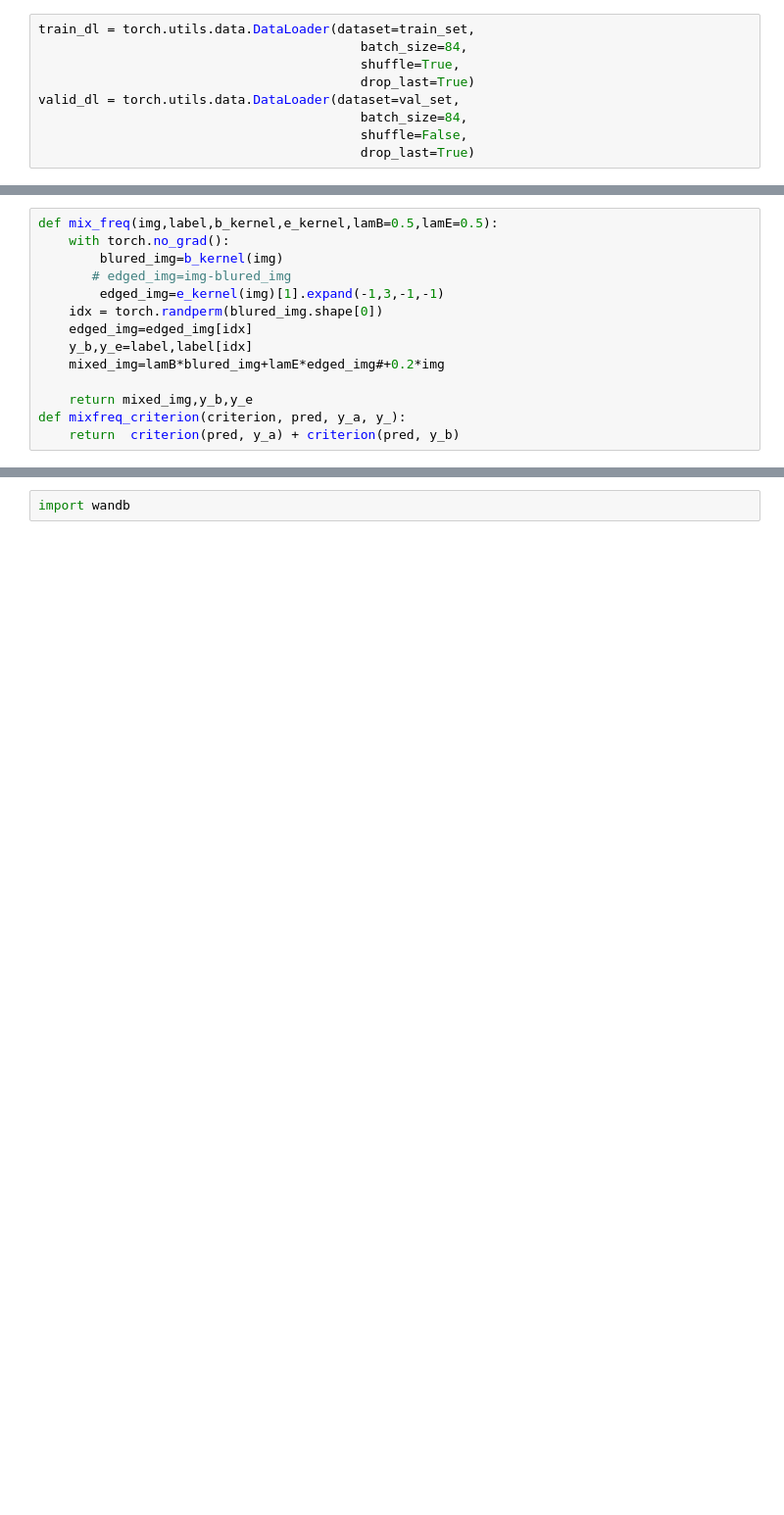
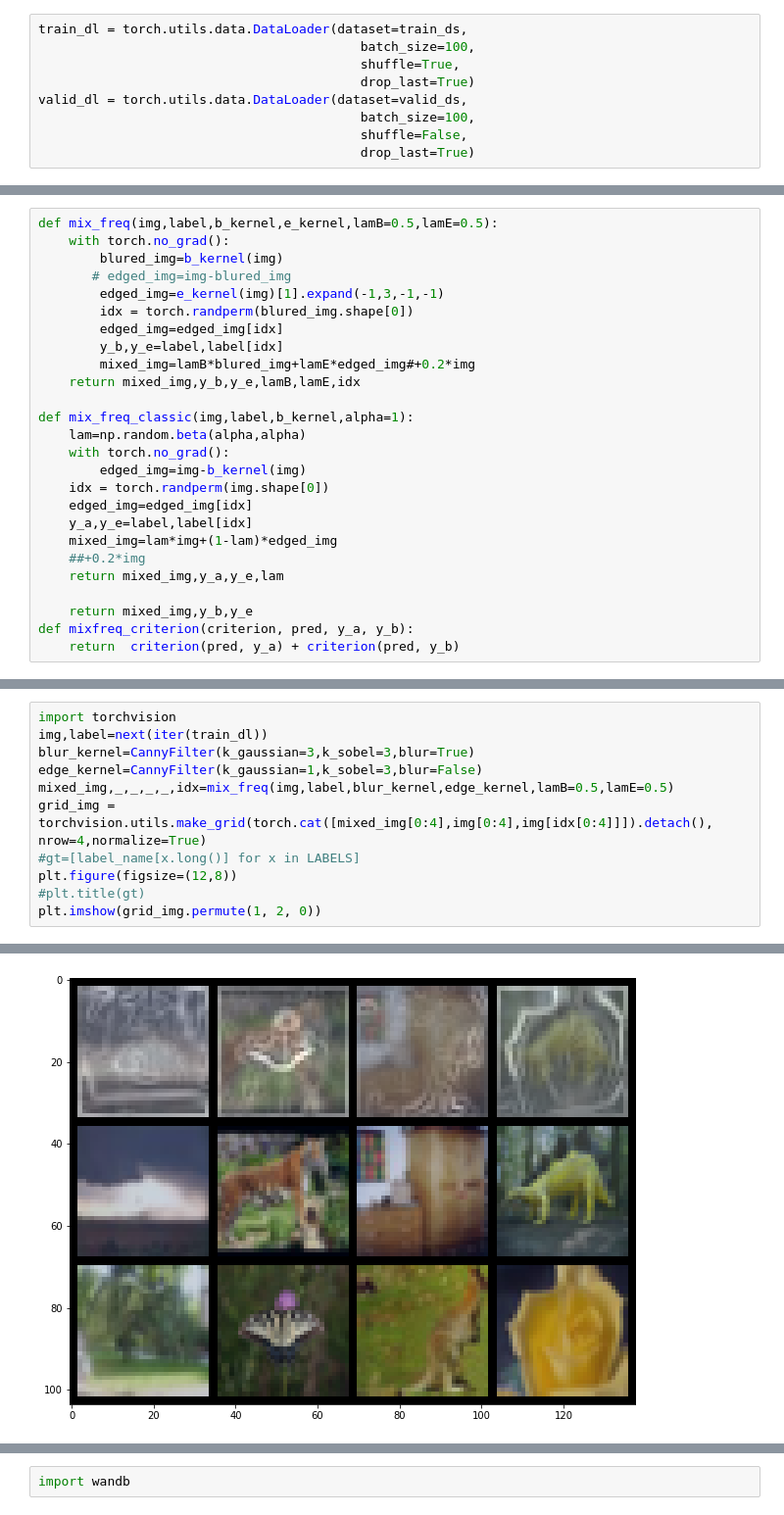
Before and after one commit to Cognitive-Systems-Laboratory/2021-AI-Highly-Cluttered-Dataset, a Jupyter notebook: metric_hyun/MixFreq.ipynb, the cells around one changed output, grey strips where cells are left out. Shown at 98% size. Cells and saved outputs as stored; diff of their text form; blank space fills up the shorter version.

```diff
--- a/metric_hyun/MixFreq.ipynb
+++ b/metric_hyun/MixFreq.ipynb
@@ -134,9 +67,9 @@ ax[1].imshow(T.ToPILImage()(blured_img2*0.45+edged_img1*0.45))
 # %%
-train_dl = torch.utils.data.DataLoader(dataset=train_set,
-                                          batch_size=84,
+train_dl = torch.utils.data.DataLoader(dataset=train_ds,
+                                          batch_size=100,
                                           shuffle=True,
                                           drop_last=True)
-valid_dl = torch.utils.data.DataLoader(dataset=val_set,
-                                          batch_size=84,
+valid_dl = torch.utils.data.DataLoader(dataset=valid_ds,
+                                          batch_size=100,
                                           shuffle=False,
                                           drop_last=True)
@@ -146,11 +81,23 @@ def mix_freq(img,label,b_kernel,e_kernel,lamB=0.5,lamE=0.5):
         blured_img=b_kernel(img)
        # edged_img=img-blured_img
         edged_img=e_kernel(img)[1].expand(-1,3,-1,-1)
-    idx = torch.randperm(blured_img.shape[0])
+        idx = torch.randperm(blured_img.shape[0])
+        edged_img=edged_img[idx]
+        y_b,y_e=label,label[idx]
+        mixed_img=lamB*blured_img+lamE*edged_img#+0.2*img
+    return mixed_img,y_b,y_e,lamB,lamE,idx
+
+def mix_freq_classic(img,label,b_kernel,alpha=1):
+    lam=np.random.beta(alpha,alpha)
+    with torch.no_grad():
+        edged_img=img-b_kernel(img)
+    idx = torch.randperm(img.shape[0])
     edged_img=edged_img[idx]
-    y_b,y_e=label,label[idx]
-    mixed_img=lamB*blured_img+lamE*edged_img#+0.2*img
+    y_a,y_e=label,label[idx]
+    mixed_img=lam*img+(1-lam)*edged_img
+    ##+0.2*img
+    return mixed_img,y_a,y_e,lam
 
     return mixed_img,y_b,y_e
-def mixfreq_criterion(criterion, pred, y_a, y_):
+def mixfreq_criterion(criterion, pred, y_a, y_b):
     return  criterion(pred, y_a) + criterion(pred, y_b)
@@ -219,0 +168,12 @@ def mix_freq_enhanced_classic(img,label,b_kernel,alpha=1):
+# %%
+import torchvision
+img,label=next(iter(train_dl))
+blur_kernel=CannyFilter(k_gaussian=3,k_sobel=3,blur=True)
+edge_kernel=CannyFilter(k_gaussian=1,k_sobel=3,blur=False)
+mixed_img,_,_,_,_,idx=mix_freq(img,label,blur_kernel,edge_kernel,lamB=0.5,lamE=0.5)
+grid_img = torchvision.utils.make_grid(torch.cat([mixed_img[0:4],img[0:4],img[idx[0:4]]]).detach(), nrow=4,normalize=True)
+#gt=[label_name[x.long()] for x in LABELS]
+plt.figure(figsize=(12,8))
+#plt.title(gt)
+plt.imshow(grid_img.permute(1, 2, 0))
+# %% [output]
@@ -219,0 +181 @@ def mix_freq_enhanced_classic(img,label,b_kernel,alpha=1):
+[figure, added]
```
Also changed, not shown: parts of 27 cells of this notebook, 4 other files.
